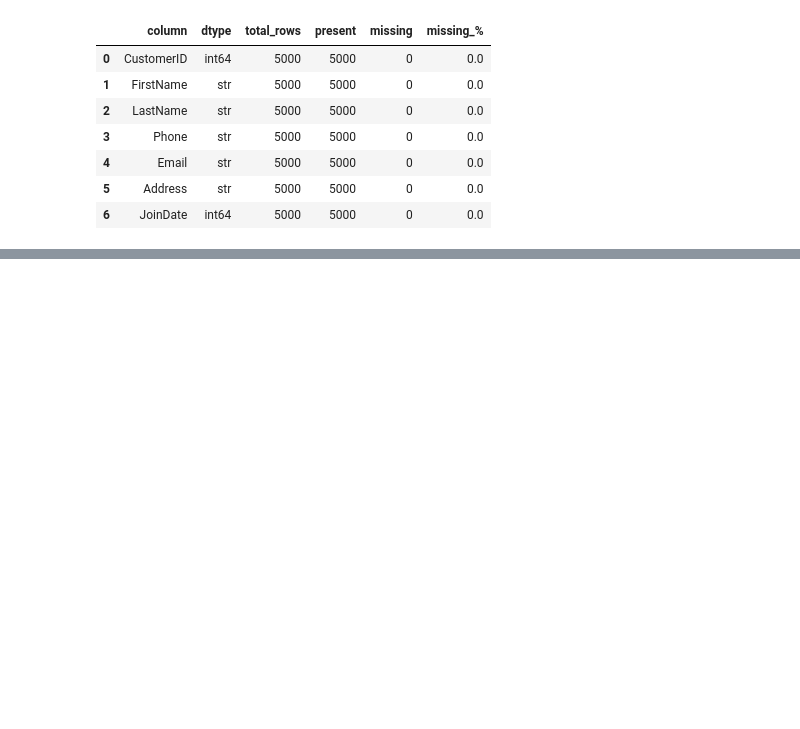
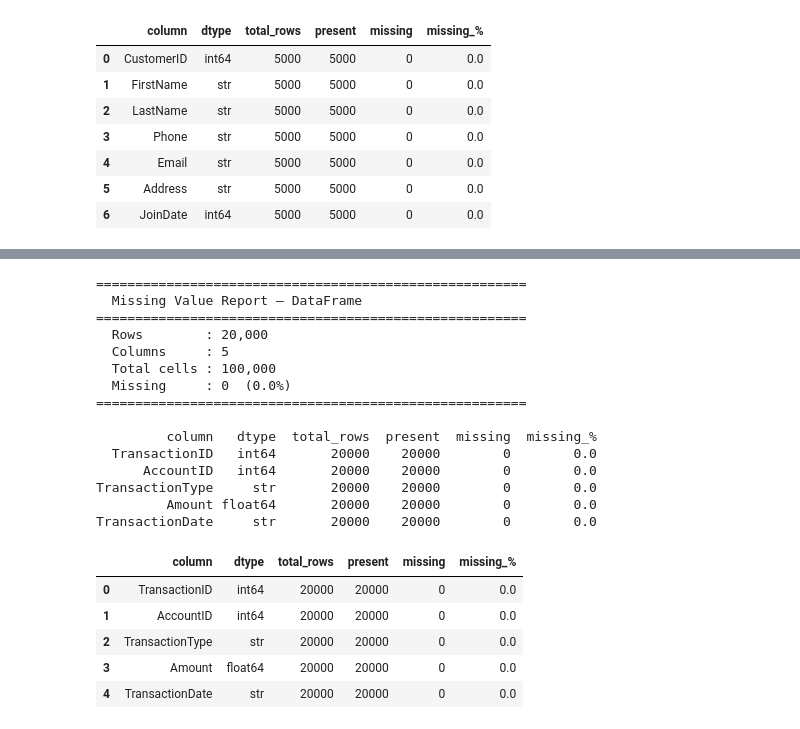
Before and after one commit to ahmednbail/Banking-ETL-Pipeline-Data-Processing, a Jupyter notebook: Exxtraction & Transformation/DataCleaning&Transformation.ipynb, the cells around one changed output, grey strips where cells are left out. Saved outputs shown, nothing was run; the diff lists cells and outputs as text; code cells hidden in the pictures; blank space fills up the shorter version.

```diff
--- a/Exxtraction & Transformation/DataCleaning&Transformation.ipynb
+++ b/Exxtraction & Transformation/DataCleaning&Transformation.ipynb
@@ -116,0 +328,3 @@ CustomerID int64        5000     5000        0        0.0
+# %%
+Transactions=pd.read_csv(r'D:\Ahmed\Data engineering - MSC\Banking-ETL-Pipeline-Data-Processing\Data\Transactions.csv')
+Transactions.head()
@@ -116,0 +353,24 @@ CustomerID int64        5000     5000        0        0.0
+# %%
+check_missing_values(Transactions)
+# %% [output]
+=======================================================
+  Missing Value Report — DataFrame
+=======================================================
+  Rows        : 20,000
+  Columns     : 5
+  Total cells : 100,000
+  Missing     : 0  (0.0%)
+=======================================================
+
+         column   dtype  total_rows  present  missing  missing_%
+  TransactionID   int64       20000    20000        0        0.0
+      AccountID   int64       20000    20000        0        0.0
+TransactionType     str       20000    20000        0        0.0
+         Amount float64       20000    20000        0        0.0
+TransactionDate     str       20000    20000        0        0.0
+|  | column | dtype | total_rows | present | missing | missing_% |
+| 0 | TransactionID | int64 | 20000 | 20000 | 0 | 0.0 |
+| 1 | AccountID | int64 | 20000 | 20000 | 0 | 0.0 |
+| 2 | TransactionType | str | 20000 | 20000 | 0 | 0.0 |
+| 3 | Amount | float64 | 20000 | 20000 | 0 | 0.0 |
+| 4 | TransactionDate | str | 20000 | 20000 | 0 | 0.0 |
```
Also changed, not shown: parts of 25 cells of this notebook.
